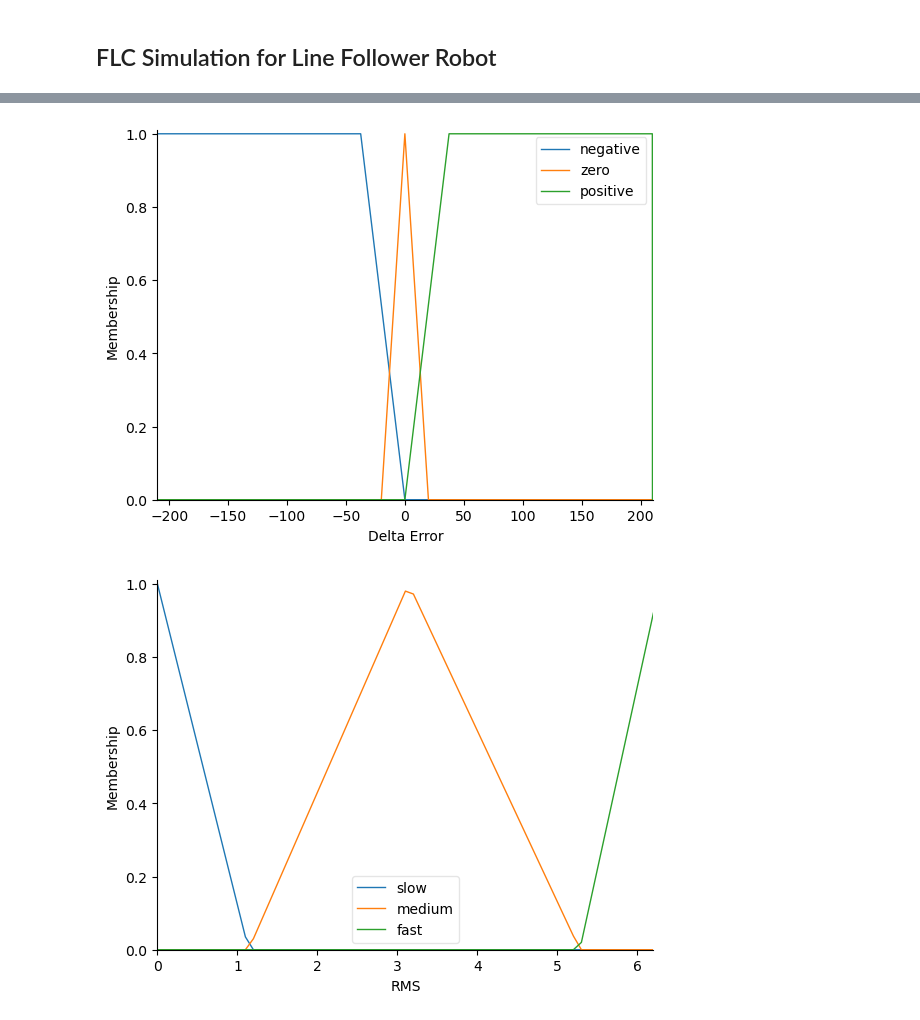
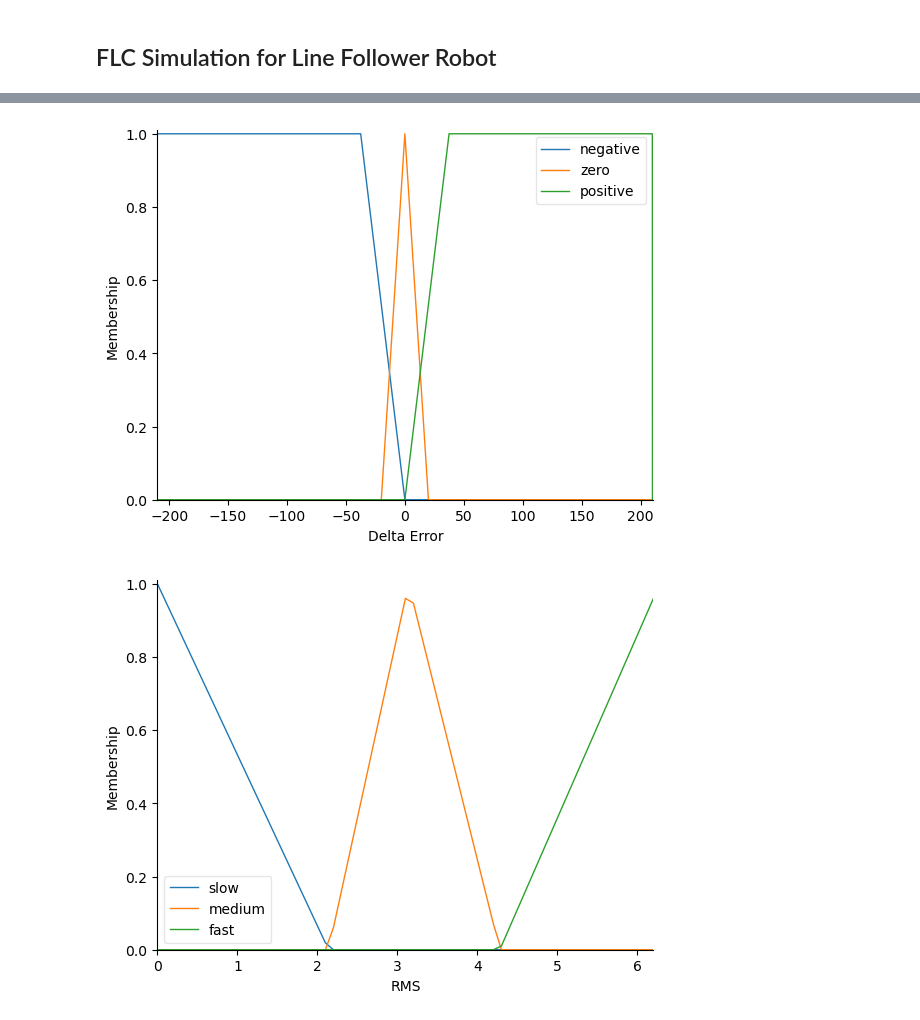
Before and after one commit to frostdev03/LineFollowerCV, a Jupyter notebook: fuzzy_simulation.ipynb, the cells around one changed output, grey strips where cells are left out. Drawn from its saved outputs; the diff is of its cells as text; code cells hidden in the pictures.

```diff
--- a/fuzzy_simulation.ipynb
+++ b/fuzzy_simulation.ipynb
@@ -6,37 +6,37 @@ import skfuzzy as fuzz
 import skfuzzy.control as ctl
 
 error = ctl.Antecedent(np.arange(-210, 211, 0.1), 'Error')
 delta_error = ctl.Antecedent(np.arange(-210, 211, 0.1), 'Delta Error')
 
 # Output
 rms = ctl.Consequent(np.arange(0, 6.29, 0.1), 'RMS')
 lms = ctl.Consequent(np.arange(0, 6.29, 0.1), 'LMS')
 
 # Membership functions for error
 error['negative'] = fuzz.trapmf(error.universe, [-210, -210, -37.5, 0])
 error['zero'] = fuzz.trimf(error.universe, [-20, 0, 20])
 error['positive'] = fuzz.trapmf(error.universe, [0, 37.5, 210, 210])
 
 # Membership functions for delta_error
 delta_error['negative'] = fuzz.trapmf(delta_error.universe, [-210, -210, -37.5, 0])
 delta_error['zero'] = fuzz.trimf(delta_error.universe, [-20, 0, 20])
 delta_error['positive'] = fuzz.trapmf(delta_error.universe, [0, 37.5, 210, 210])
 
 # Membership functions for motor speed
-rms['slow'] = fuzz.trimf(rms.universe, [0, 0, 1.14])
-rms['medium'] = fuzz.trimf(rms.universe, [1.14, 3.14, 5.28])
-rms['fast'] = fuzz.trimf(rms.universe, [5.28, 6.28, 6.28])
+rms['slow'] = fuzz.trimf(rms.universe, [0, 0, 2.14])
+rms['medium'] = fuzz.trimf(rms.universe, [2.14, 3.14, 4.28])
+rms['fast'] = fuzz.trimf(rms.universe, [4.28, 6.28, 6.28])
 
-lms['slow'] = fuzz.trimf(lms.universe, [0, 0, 1.14])
-lms['medium'] = fuzz.trimf(lms.universe, [1.14, 3.14, 5.28])
-lms['fast'] = fuzz.trimf(lms.universe, [5.28, 6.28, 6.28])
+lms['slow'] = fuzz.trimf(lms.universe, [0, 0, 2.14])
+lms['medium'] = fuzz.trimf(lms.universe, [2.14, 3.14, 4.28])
+lms['fast'] = fuzz.trimf(lms.universe, [4.28, 6.28, 6.28])
 
 
 error.view()
 delta_error.view()
 rms.view()
 lms.view()
 # %% [output]
 [figure]
 [figure]
-[figure, old version]
+[figure, new version]
```
Also changed, not shown: parts of 2 cells of this notebook, 4 other files.
